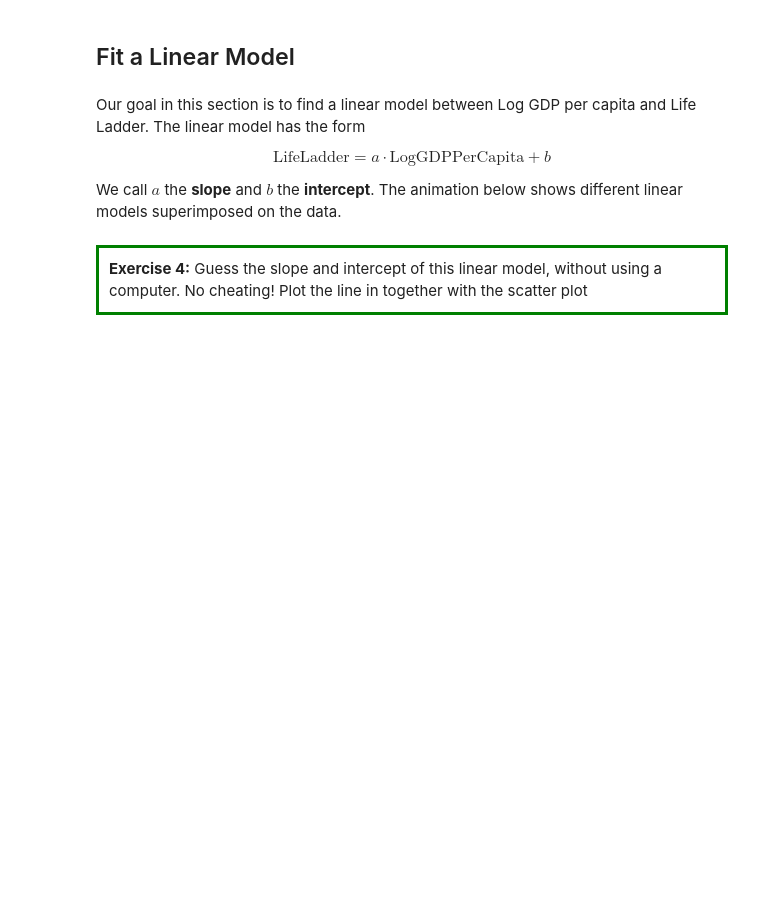
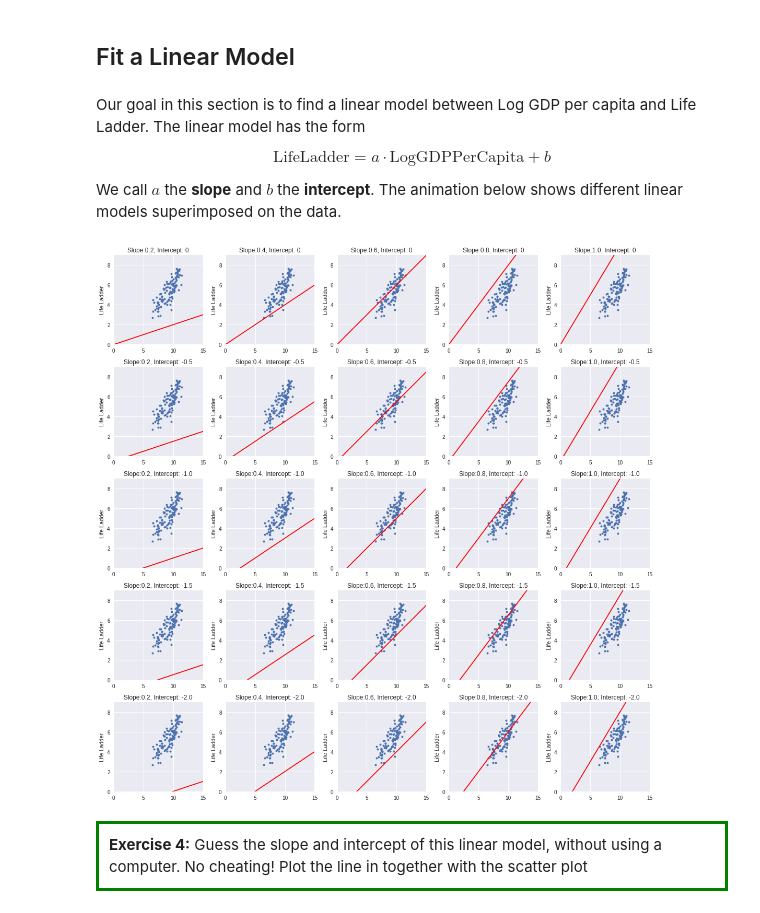
Before and after one commit to haroldfox/ts-stuy-2019, a Jupyter notebook: notebooks/05_linear_regression.ipynb, the cells around one changed output. Drawn from its saved outputs; the diff is of its cells as text; code cells hidden in the pictures; blank space fills up the shorter version.

```diff
--- a/notebooks/05_linear_regression.ipynb
+++ b/notebooks/05_linear_regression.ipynb
@@ -200,27 +200,28 @@ Our goal in this section is to find a linear model between Log GDP per capita an
 $$ \mathrm{LifeLadder} = a \cdot \mathrm{LogGDPPerCapita} + b $$
 
 We call $a$ the <b>slope</b> and $b$ the <b>intercept</b>.  The animation below shows different linear models superimposed on the data.
-# %%
-fig = plt.figure(figsize=(10, 6))
-plt.ion()
-
-plt.plot(data["Log GDP per capita"], data["Life Ladder"], "o", markersize=4)
-plt.ylim(0,15)
-plt.xlim(0,12)
-plt.xlabel("Log GDP per capita")
-plt.ylabel("Life Ladder")
-plt.title("Log GDP per capita vs Life Ladder")
-plt.grid()
-
-xvals = np.arange(data["Log GDP per capita"].max())
-for i in range(5):
-    for s in range(5):
-        intercept = -1*i
-        slope = .5 * s
-        yvals = slope * xvals + intercept
-        line = plt.plot(xvals, yvals, color="r")
-        fig.canvas.draw()
-        line.pop(0).remove()
+# %%
+fig = plt.figure(figsize=(15, 15))
+plt.ion()
+plt.grid()
+
+xvals = np.arange( data["Log GDP per capita"].max() + 4)
+for i in range(5):
+    for s in range(1, 6):
+        plt.subplot(5, 5, i*5+s)
+        plt.plot(data["Log GDP per capita"], data["Life Ladder"], "o", markersize=4)
+        plt.ylabel("Life Ladder")
+        plt.xlim(0,15)
+        plt.ylim(0, 9)
+        intercept = -0.5 * i if i !=0 else 0
+        slope = .2 * s
+        plt.title("Slope:" + str(np.round(slope,1)) + ", Intercept: " + str(np.round(intercept,1)))
+        yvals = slope * xvals + intercept
+        line = plt.plot(xvals, yvals, color="r")
+        fig.canvas.draw()
+plt.tight_layout()
+# %% [output]
+[figure, added]
 # %% [markdown]
 <div style="border: 3px solid green; padding: 10px">
   <b>Exercise 4:</b> Guess the slope and intercept of this linear model, without using a computer.  No cheating! Plot the line in together with the scatter plot
```
Also changed, not shown: parts of 1 cell of this notebook.
